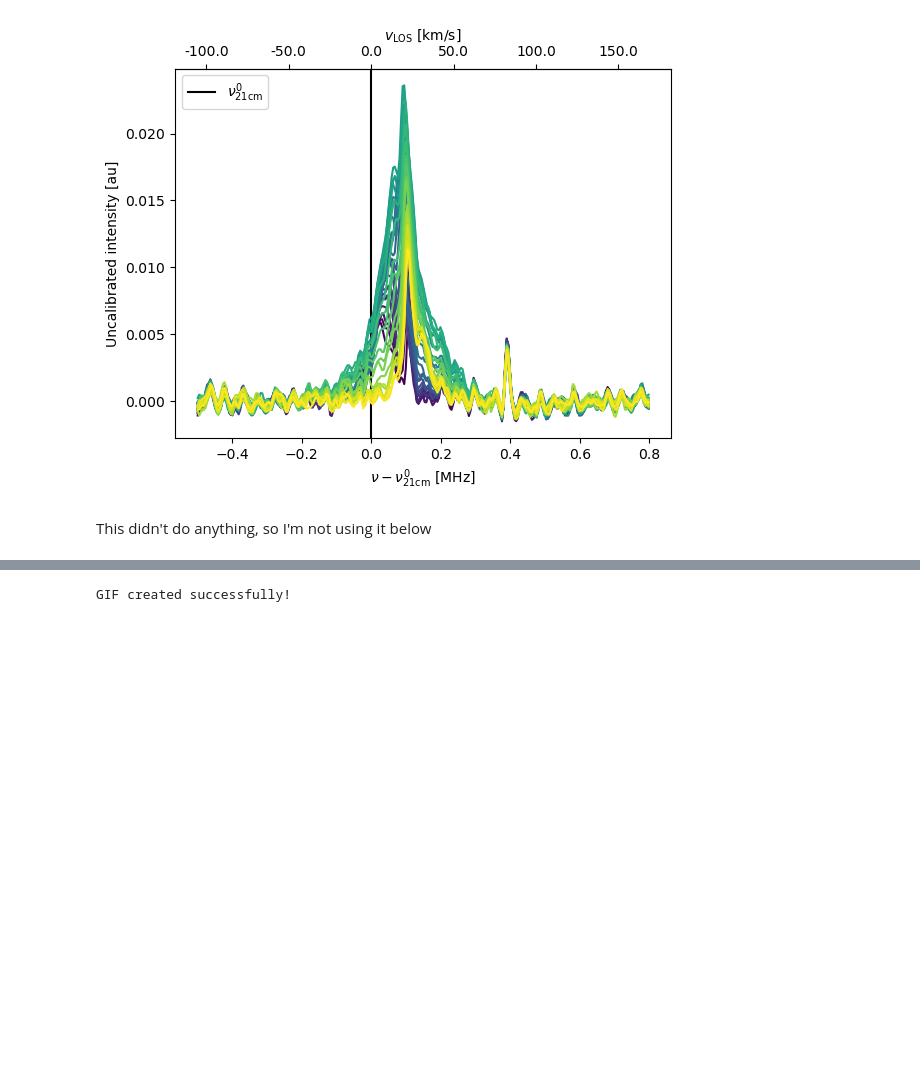
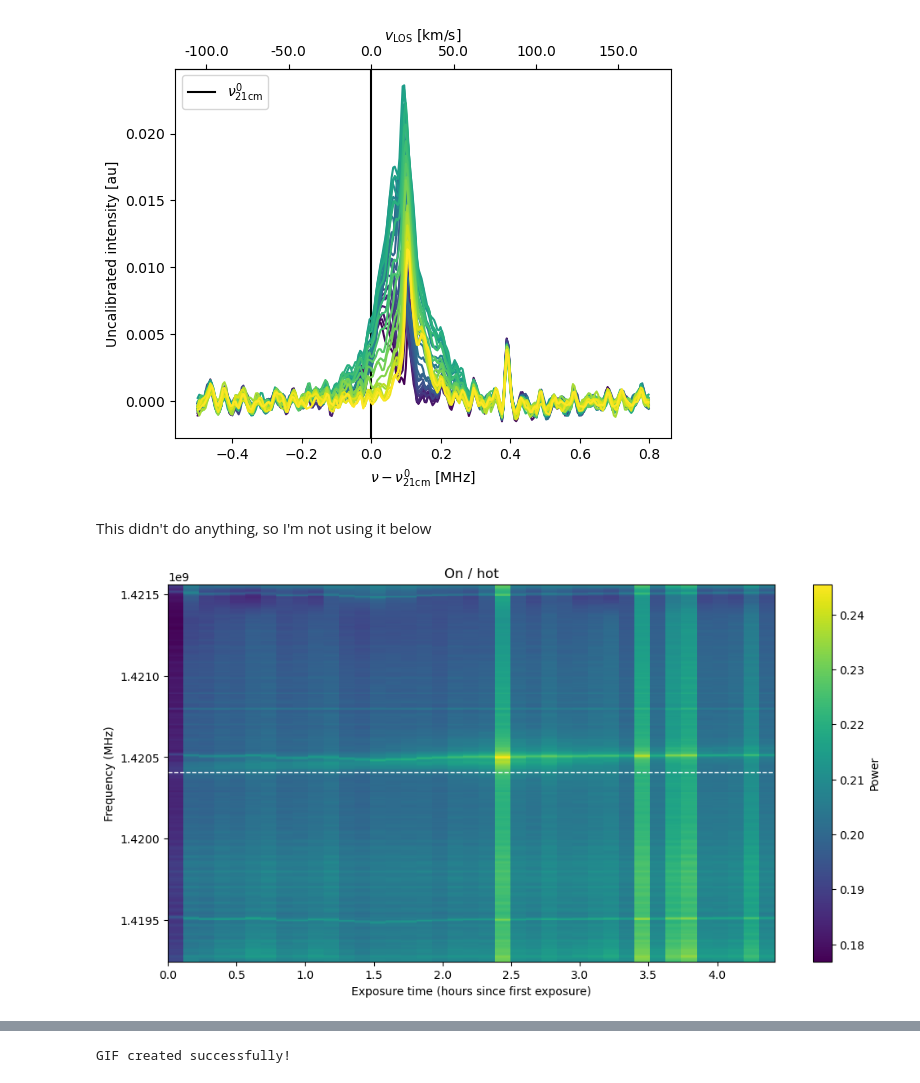
Before and after one commit to EmmanuelSchaan/DIY21cm, a Jupyter notebook: mw_detection_transiting_20250525.ipynb, the cells around one changed output, grey strips where cells are left out. Saved outputs shown, nothing was run; the diff lists cells and outputs as text; code cells hidden in the pictures; blank space fills up the shorter version.

```diff
--- a/mw_detection_transiting_20250525.ipynb
+++ b/mw_detection_transiting_20250525.ipynb
@@ -487,6 +487,22 @@ fig, ax, ax2 = d21.plot(FOnFmasked, POnOverHotBasesubRFIsub)
 [figure]
 # %% [markdown]
 This didn't do anything, so I'm not using it below
+# %%
+plt.figure(figsize=(12, 6))
+
+# Plot with freq on Y and exposure time on X
+plt.imshow(POnOverHot.T, aspect='auto', origin='lower', cmap='viridis', interpolation='nearest',
+           extent=[expOnHours[0], expOnHours[-1], FOn[0][0], FOn[0][-1]])
+plt.axhline(d21.nu21cm, color='w', linestyle='--', linewidth=1)
+
+plt.xlabel('Exposure time (hours since first exposure)')
+plt.ylabel('Frequency (MHz)')
+plt.title('On / hot')
+plt.colorbar(label='Power')
+
+plt.show()
+# %% [output]
+[figure, added]
 # %%
 plt.figure(figsize=(12, 6))
 
```
Also changed, not shown: parts of 1 cell of this notebook.
